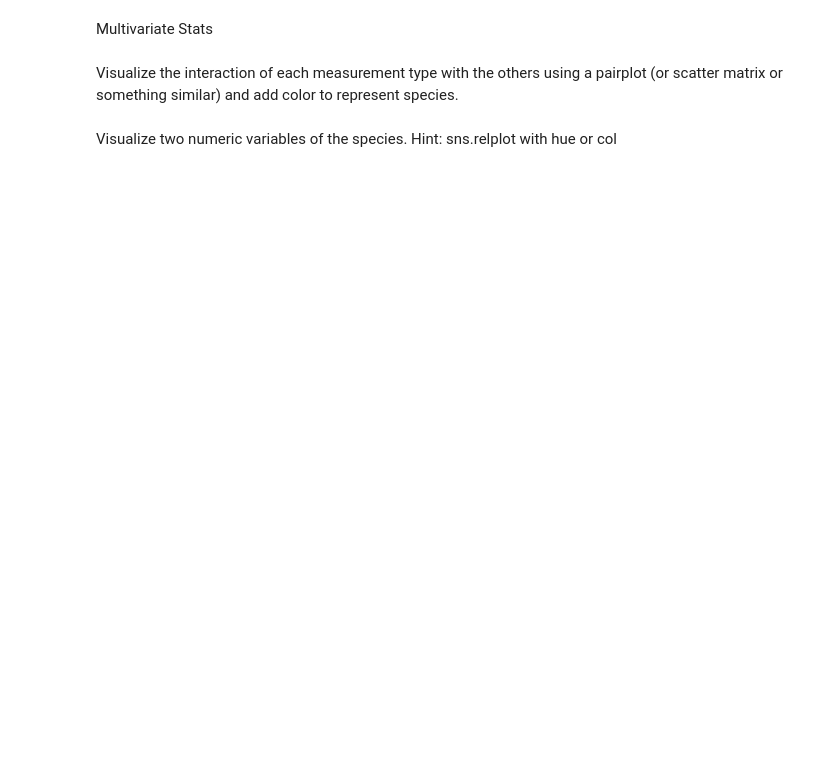
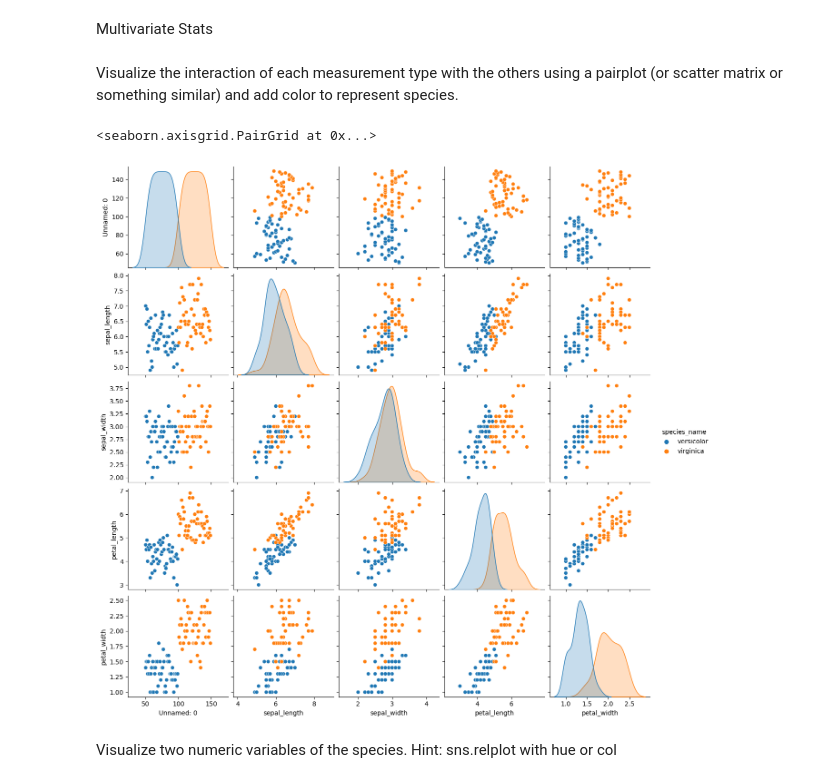
Before and after one commit to Bartholomew-Taylor/classification-exercises, a Jupyter notebook: Exploration_exercises.ipynb, the cells around one changed output. Cells and saved outputs as stored; diff of their text form; code cells hidden in the pictures; blank space fills up the shorter version.

```diff
--- a/Exploration_exercises.ipynb
+++ b/Exploration_exercises.ipynb
@@ -52,2 +150,13 @@ For each measurement type, compute the descriptive statistics for each species.
 # %% [markdown]
 For virginica & versicolor: Compare the mean petal_width using the Mann-Whitney test (scipy.stats.mannwhitneyu) to see if there is a significant difference between the two groups. Do the same for the other measurement types.
+# %%
+vir_iris = iris_df[iris_df.species_name == 'virginica'].drop(['species_id', 'measurement_id'], axis=1)
+vir_iris
+
+ver_iris = iris_df[iris_df.species_name == 'versicolor'].drop(['species_id', 'measurement_id'], axis=1)
+ver_iris
+
+print(stats.mannwhitneyu(vir_iris.petal_width, ver_iris.petal_width, alternative='two-sided'))
+print(stats.mannwhitneyu(vir_iris.petal_length, ver_iris.petal_length, alternative='two-sided'))
+print(stats.mannwhitneyu(vir_iris.sepal_width, ver_iris.sepal_width, alternative='two-sided'))
+print(stats.mannwhitneyu(vir_iris.sepal_length, ver_iris.sepal_length, alternative='two-sided'))
@@ -57,5 +173,11 @@ Document takeaways & any actions.
 Multivariate Stats
 # %% [markdown]
 Visualize the interaction of each measurement type with the others using a pairplot (or scatter matrix or something similar) and add color to represent species.
+# %%
+iris12 = ver_iris.append(vir_iris)
+sns.pairplot(iris12, hue="species_name")
+# %% [output]
+<seaborn.axisgrid.PairGrid at 0x...>
+[figure, added]
 # %% [markdown]
 Visualize two numeric variables of the species. Hint: sns.relplot with hue or col
```
Also changed, not shown: parts of 22 cells of this notebook.
